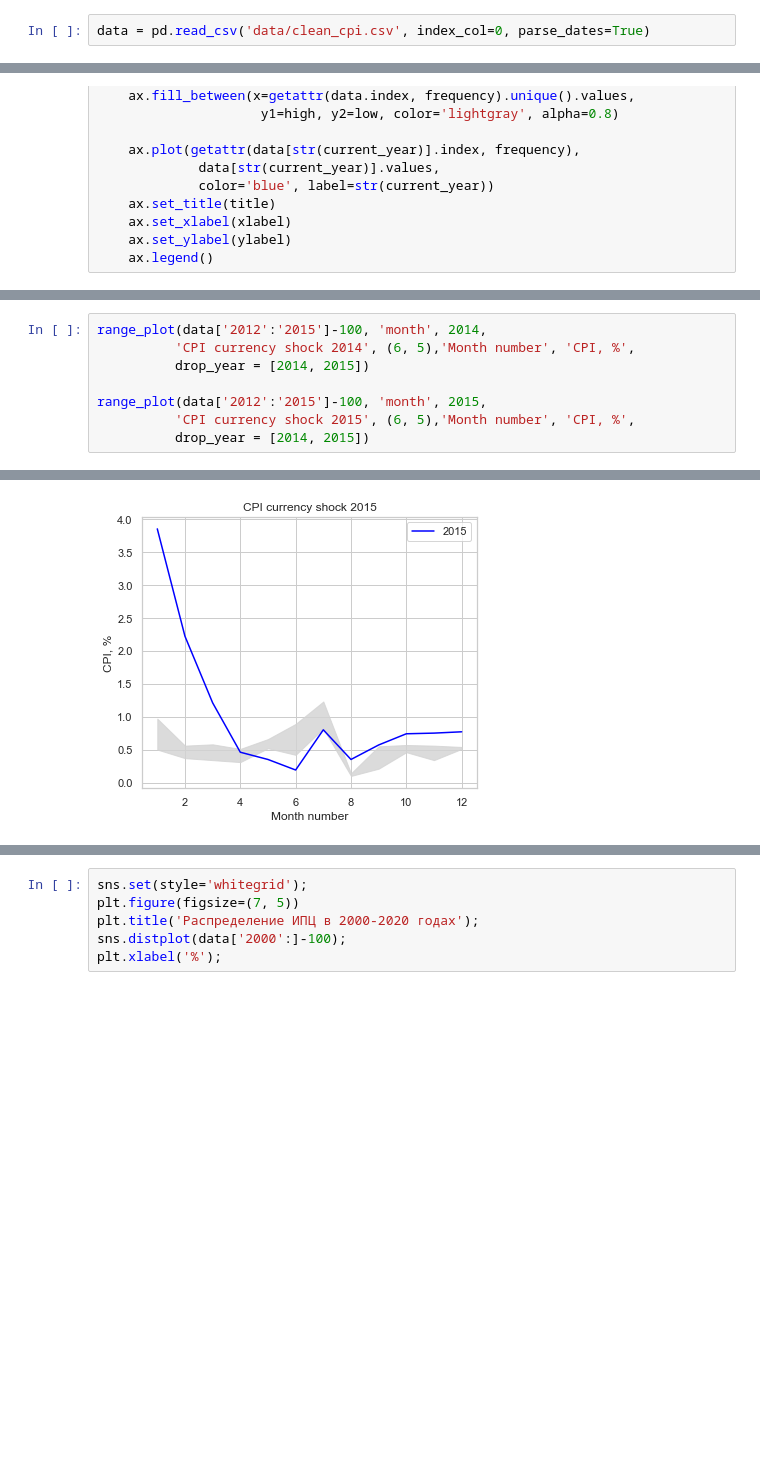
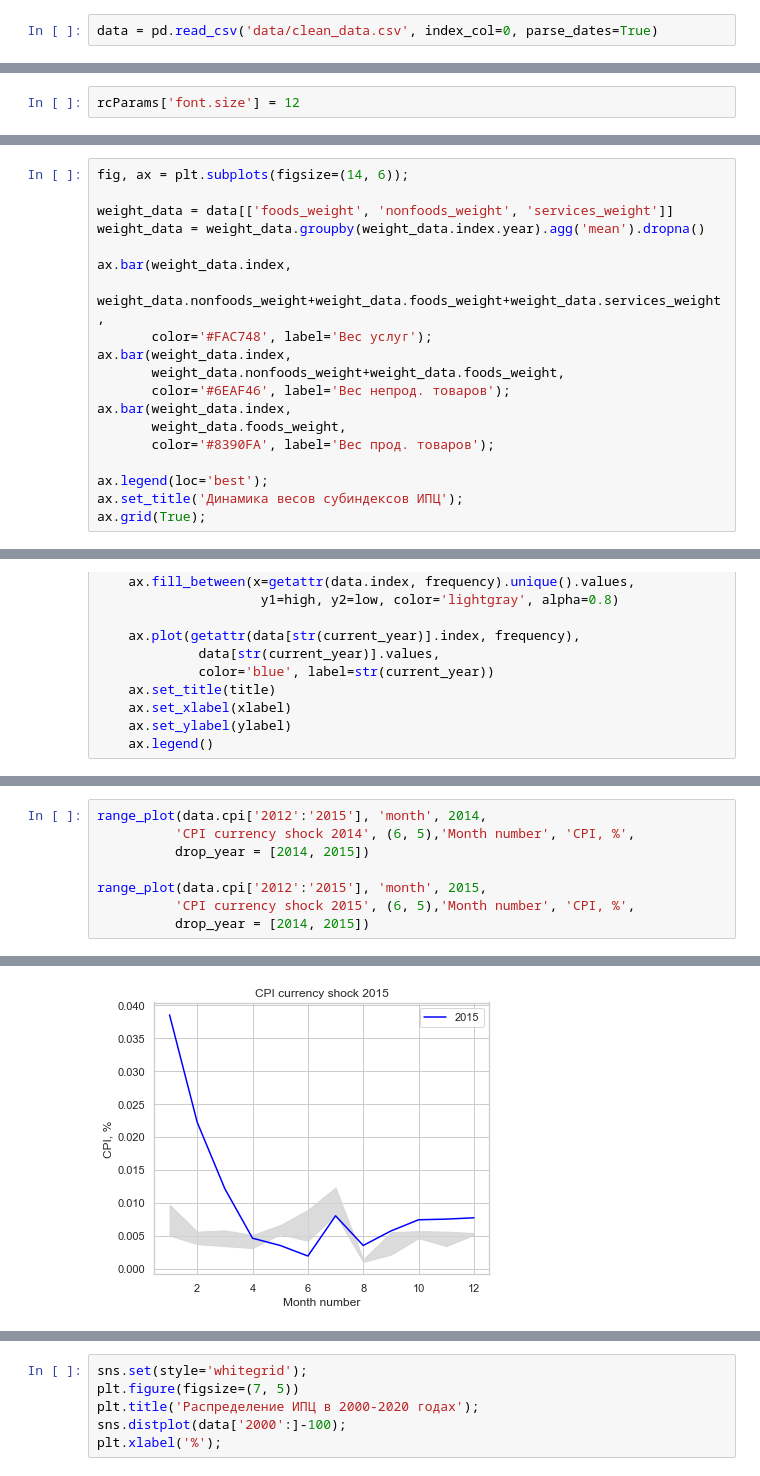
Before and after one commit to darkmetrics/CPI, a Jupyter notebook: Model.ipynb, the cells around one changed output, grey strips where cells are left out. Saved outputs shown, nothing was run; the diff lists cells and outputs as text; blank space fills up the shorter version.

```diff
--- a/Model.ipynb
+++ b/Model.ipynb
@@ -51,5 +64,5 @@ https://rosstat.gov.ru/price
 # %%
-data = pd.read_csv('data/clean_cpi.csv', index_col=0, parse_dates=True)
+data = pd.read_csv('data/clean_data.csv', index_col=0, parse_dates=True)
 # %%
 data.head()
 # %% [output]
@@ -62,0 +145,2 @@ data.head()
+# %%
+rcParams['font.size'] = 12
@@ -66,0 +176,19 @@ data.head()
+# %%
+fig, ax = plt.subplots(figsize=(14, 6));
+
+weight_data = data[['foods_weight', 'nonfoods_weight', 'services_weight']]
+weight_data = weight_data.groupby(weight_data.index.year).agg('mean').dropna()
+
+ax.bar(weight_data.index,
+       weight_data.nonfoods_weight+weight_data.foods_weight+weight_data.services_weight,
+       color='#FAC748', label='Вес услуг');
+ax.bar(weight_data.index,
+       weight_data.nonfoods_weight+weight_data.foods_weight,
+       color='#6EAF46', label='Вес непрод. товаров');
+ax.bar(weight_data.index,
+       weight_data.foods_weight,
+       color='#8390FA', label='Вес прод. товаров');
+
+ax.legend(loc='best');
+ax.set_title('Динамика весов субиндексов ИПЦ');
+ax.grid(True);
@@ -134,9 +280,9 @@ range_plot((data['2016':]-100), 'month', 2021,
 # %%
-range_plot(data['2012':'2015']-100, 'month', 2014,
+range_plot(data.cpi['2012':'2015'], 'month', 2014,
           'CPI currency shock 2014', (6, 5),'Month number', 'CPI, %',
           drop_year = [2014, 2015])
 
-range_plot(data['2012':'2015']-100, 'month', 2015,
+range_plot(data.cpi['2012':'2015'], 'month', 2015,
           'CPI currency shock 2015', (6, 5),'Month number', 'CPI, %',
           drop_year = [2014, 2015])
 # %% [output]
@@ -144 +290 @@ range_plot(data['2012':'2015']-100, 'month', 2015,
-[figure, old version]
+[figure, new version]
```
Also changed, not shown: parts of 34 cells of this notebook, 6 other files.
